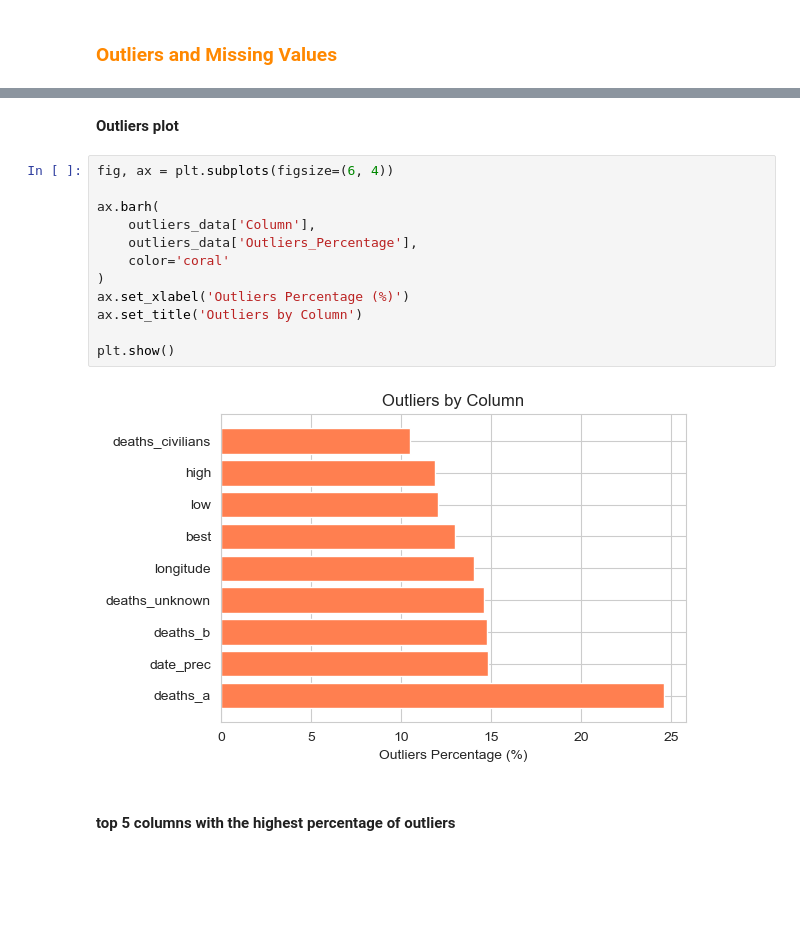
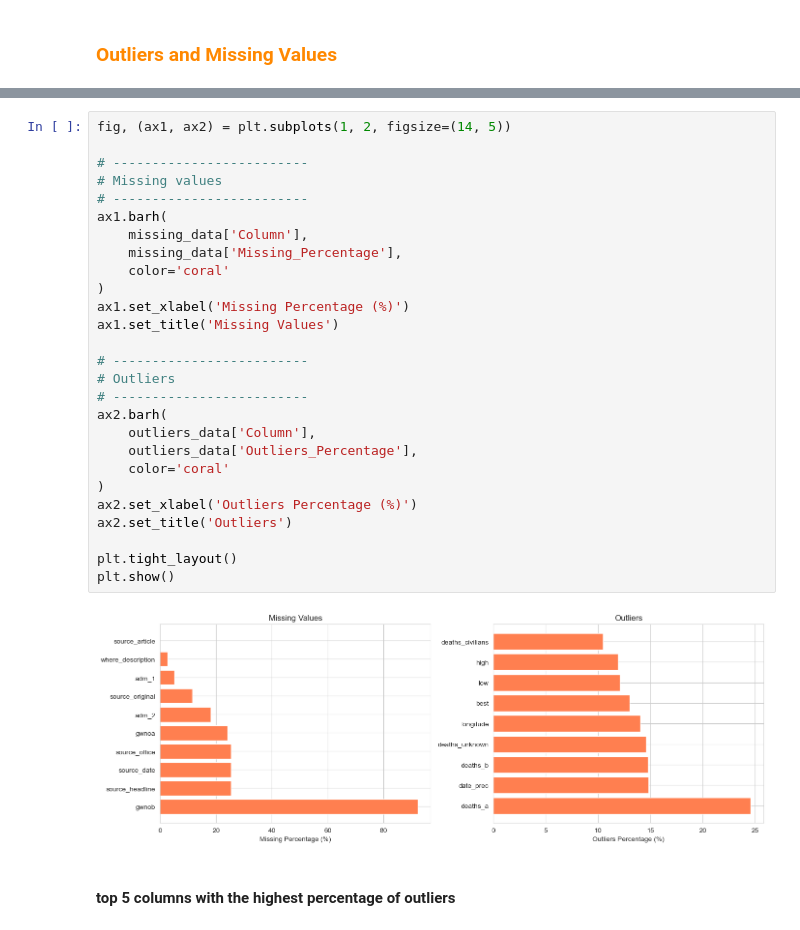
Before and after one commit to Lourdes-Tolotto/CEIA_Analisis_de_datos, a Jupyter notebook: Ejercicios/Ejercicios Grupales/Ejercicio Grupal 2.ipynb, the cells around one changed output, grey strips where cells are left out. Drawn from its saved outputs; the diff is of its cells as text; blank space fills up the shorter version.

```diff
--- a/Ejercicios/Ejercicios Grupales/Ejercicio Grupal 2.ipynb
+++ b/Ejercicios/Ejercicios Grupales/Ejercicio Grupal 2.ipynb
@@ -424,19 +398,32 @@ plt.show()
-# %% [markdown]
-**Outliers plot**
-# %%
-fig, ax = plt.subplots(figsize=(6, 4))
-
-ax.barh(
-    outliers_data['Column'],
-    outliers_data['Outliers_Percentage'],
-    color='coral'
-)
-ax.set_xlabel('Outliers Percentage (%)')
-ax.set_title('Outliers by Column')
-
-plt.show()
-# %% [output]
-[figure, removed]
+# %%
+fig, (ax1, ax2) = plt.subplots(1, 2, figsize=(14, 5))
+
+# -------------------------
+# Missing values
+# -------------------------
+ax1.barh(
+    missing_data['Column'],
+    missing_data['Missing_Percentage'],
+    color='coral'
+)
+ax1.set_xlabel('Missing Percentage (%)')
+ax1.set_title('Missing Values')
+
+# -------------------------
+# Outliers
+# -------------------------
+ax2.barh(
+    outliers_data['Column'],
+    outliers_data['Outliers_Percentage'],
+    color='coral'
+)
+ax2.set_xlabel('Outliers Percentage (%)')
+ax2.set_title('Outliers')
+
+plt.tight_layout()
+plt.show()
+# %% [output]
+[figure, added]
 # %% [markdown]
 #### **top 5 columns with the highest percentage of outliers**
 # %%
```
Also changed, not shown: parts of 38 cells of this notebook.
